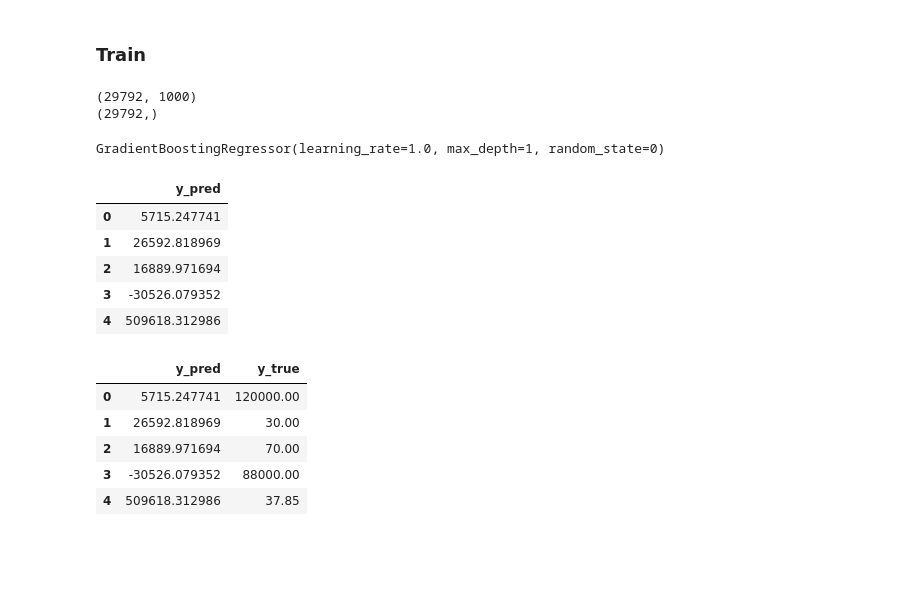
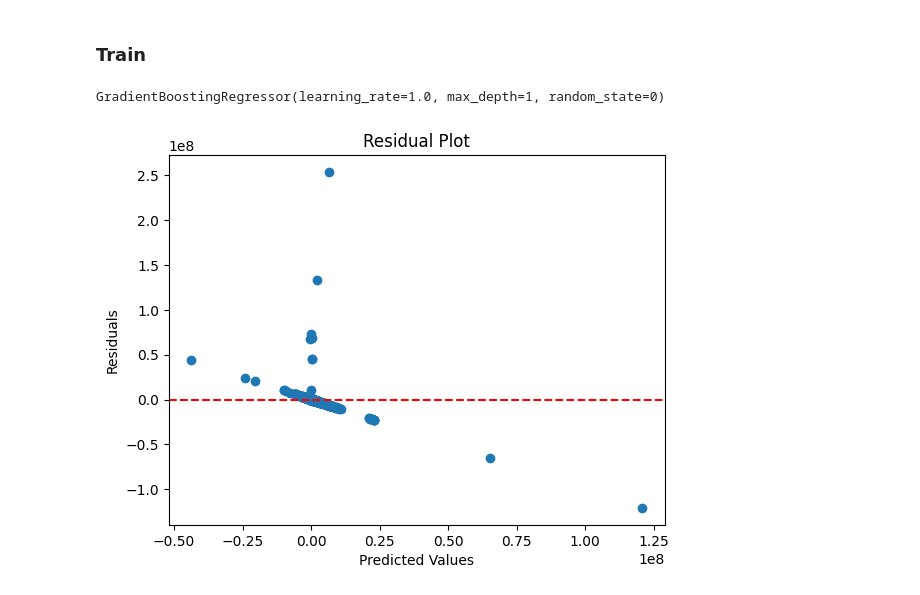
Before and after one commit to lucas-oma/cs2565-project, a Jupyter notebook: Project.ipynb, the cells around one changed output. Cells and saved outputs as stored; diff of their text form; code cells hidden in the pictures; blank space fills up the shorter version.

Commit message:
add bigrams, plot residuals

```diff
--- a/Project.ipynb
+++ b/Project.ipynb
@@ -210,3 +205,19 @@ Wall time: 10.4 s
 | 3 | 0 | 0 | 0 | 0 | 0 | 0 | 0 | 0 | 0 | ... |
 | 4 | 0 | 0 | 0 | 0 | 0 | 0 | 0 | 0 | 0 | ... |
 5 rows × 1000 columns
+# %%
+vectorizer2 = CountVectorizer(
+    analyzer='word',
+    ngram_range=(1, 2),
+    max_features=1000,
+    stop_words="english",
+    token_pattern=r"[a-zA-Z]+"
+)
+word_counts = vectorizer2.fit_transform(
+    salary_df["description"],
+)
+bigram_df = pd.DataFrame(
+    word_counts.toarray(),
+    columns=vectorizer2.get_feature_names_out()
+)
+bigram_df.head()
@@ -212,0 +232,3 @@ Wall time: 10.4 s
+# %%
+bigram_df += 1
+bigram_df
@@ -213,13 +249,7 @@ Wall time: 10.4 s
 # %% [markdown]
 ### Train
 # %%
-X,y = word_count_df, salary_df["max_salary"]
+X,y = bigram_df, salary_df["max_salary"]
-# %%
-print(X.shape)
-print(y.shape)
-# %% [output]
-(29792, 1000)
-(29792,)
 # %%
 import numpy as np
 from sklearn.model_selection import train_test_split
@@ -233,21 +263,18 @@ clf.fit(X_train,y_train)
 # %% [output]
 GradientBoostingRegressor(learning_rate=1.0, max_depth=1, random_state=0)
 # %%
-result = pd.DataFrame(clf.predict(X_test[0:5]), columns=["y_pred"])
-result
+y_pred = clf.predict(X_test)
-# %% [output]
-|  | y_pred |
-| 0 | 5715.247741 |
-| 1 | 26592.818969 |
-| 2 | 16889.971694 |
-| 3 | -30526.079352 |
-| 4 | 509618.312986 |
-# %%
-result.assign(y_true=y_test[0:5].copy().reset_index()["max_salary"])
-# %% [output]
-|  | y_pred | y_true |
-| 0 | 5715.247741 | 120000.00 |
-| 1 | 26592.818969 | 30.00 |
-| 2 | 16889.971694 | 70.00 |
-| 3 | -30526.079352 | 88000.00 |
-| 4 | 509618.312986 | 37.85 |
+# %%
+from sklearn.metrics import root_mean_squared_error
+root_mean_squared_error(y_test, y_pred)
+residuals = y_test - y_pred
+
+# Plot the residuals
+plt.scatter(y_pred, residuals)
+plt.xlabel('Predicted Values')
+plt.ylabel('Residuals')
+plt.title('Residual Plot')
+plt.axhline(y=0, color='r', linestyle='--')
+plt.show()
+# %% [output]
+[figure, added]
```
Also changed, not shown: parts of 7 cells of this notebook.
